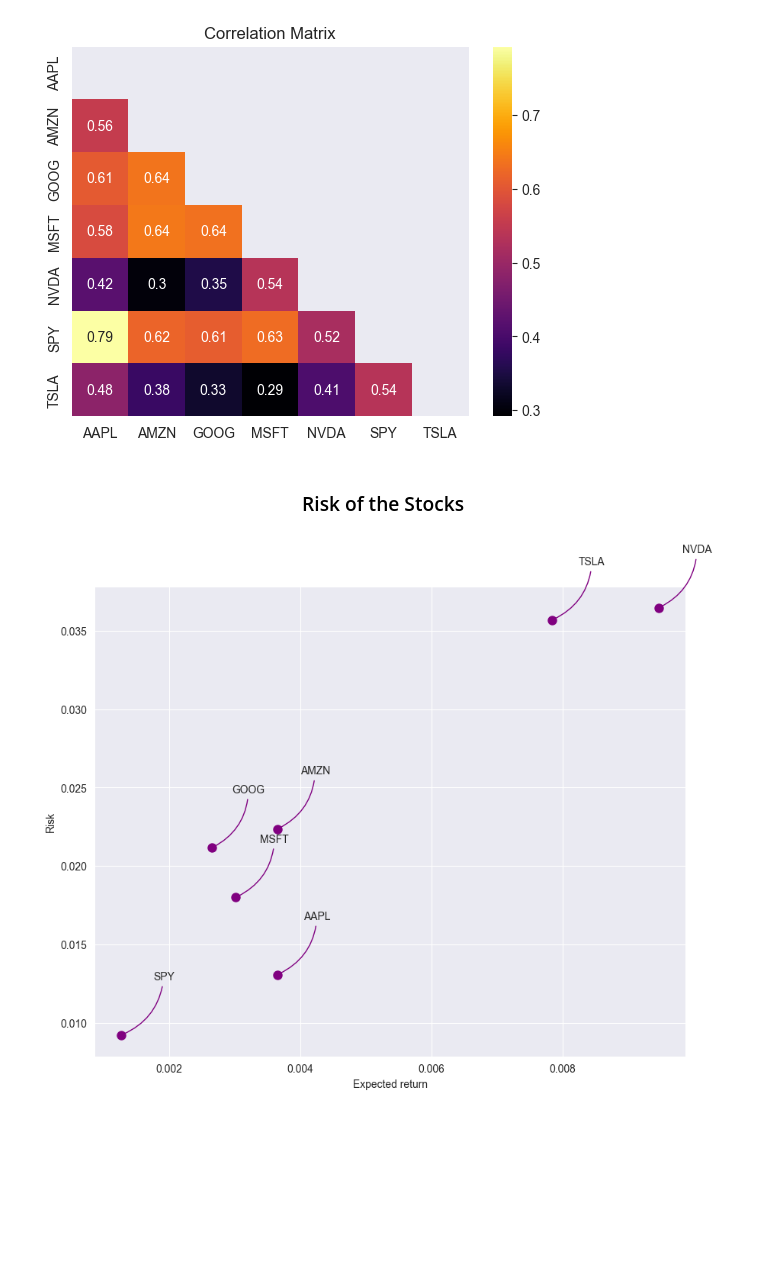
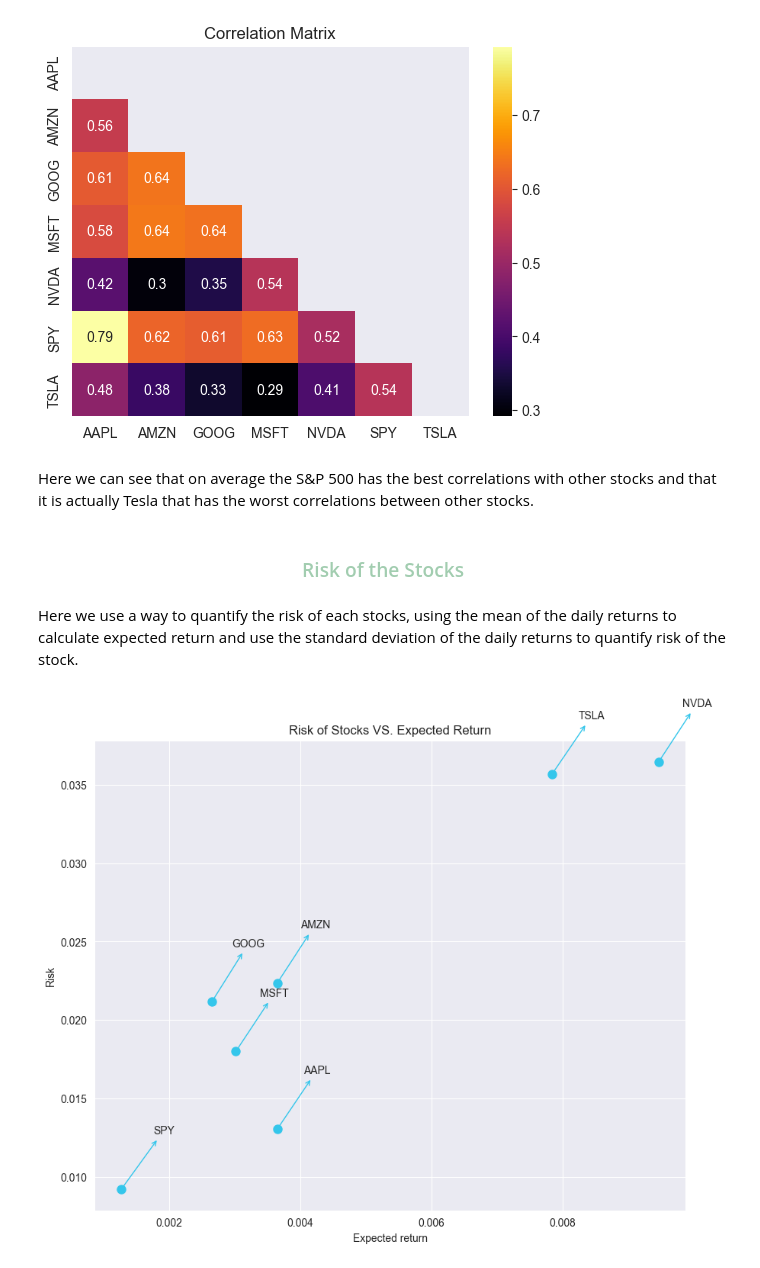
Before and after one commit to APoodle/Stock-Analysis-Of-Tech-Companies, a Jupyter notebook: Nasdaq Analysis.ipynb, the cells around one changed output. Drawn from its saved outputs; the diff is of its cells as text; code cells hidden in the pictures; blank space fills up the shorter version.

```diff
--- a/Nasdaq Analysis.ipynb
+++ b/Nasdaq Analysis.ipynb
@@ -269,20 +296,25 @@ plt.title('Correlation Matrix')
 plt.show()
 # %% [output]
 [figure]
+# %% [markdown]
+Here we can see that on average the S&P 500 has the best correlations with other stocks and that it is actually Tesla that has the worst correlations between other stocks.
 # %% [markdown]
-### <div id='risk'><center>Risk of the Stocks</center>
+### <div id='risk'><center><font color='#A2CDB0'>Risk of the Stocks</center></font>
+# %% [markdown]
+Here we use a way to quantify the risk of each stocks, using the mean of the daily returns to calculate expected return and use the standard deviation of the daily returns to quantify risk of the stock.
 # %%
 returns = returns.dropna()
 
 area = np.pi * 20
 
 plt.figure(figsize=(10, 8))
-plt.scatter(returns.mean(), returns.std(), s=area, color='purple')
+plt.scatter(returns.mean(), returns.std(), s=area, color='#34c6eb')
 plt.xlabel('Expected return')
 plt.ylabel('Risk')
+plt.title('Risk of Stocks VS. Expected Return')
 
 for label, x, y in zip(returns.columns, returns.mean(), returns.std()):
     plt.annotate(label, xy=(x, y), xytext=(50, 50), textcoords='offset points', ha='right', va='bottom',
-                 arrowprops=dict(arrowstyle='-', color='purple', connectionstyle='arc3,rad=-0.3'))
+                 arrowprops=dict(arrowstyle='<-', color='#34c6eb', connectionstyle='arc3'))
 # %% [output]
-[figure, old version]
+[figure, new version]
```
Also changed, not shown: parts of 25 cells of this notebook.
